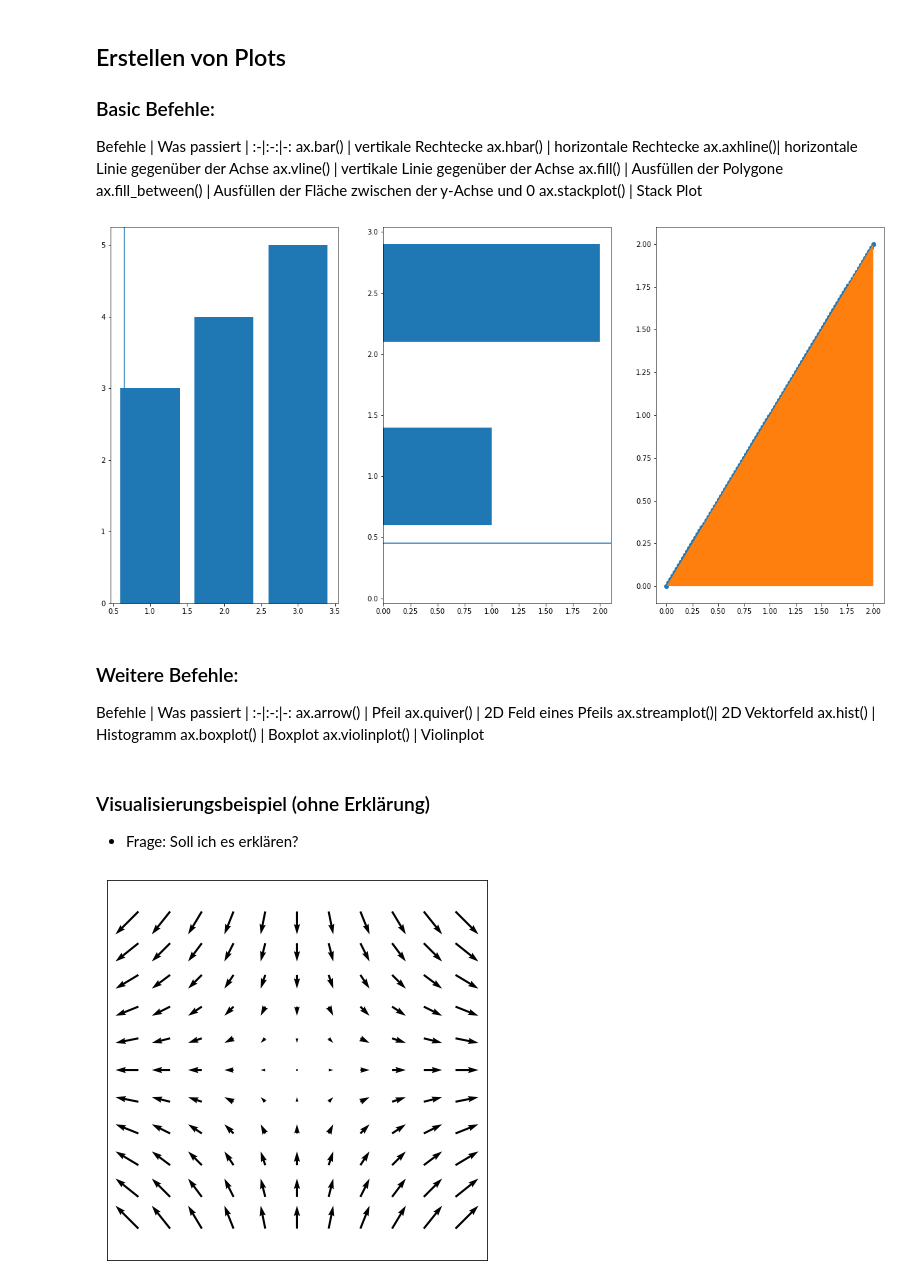
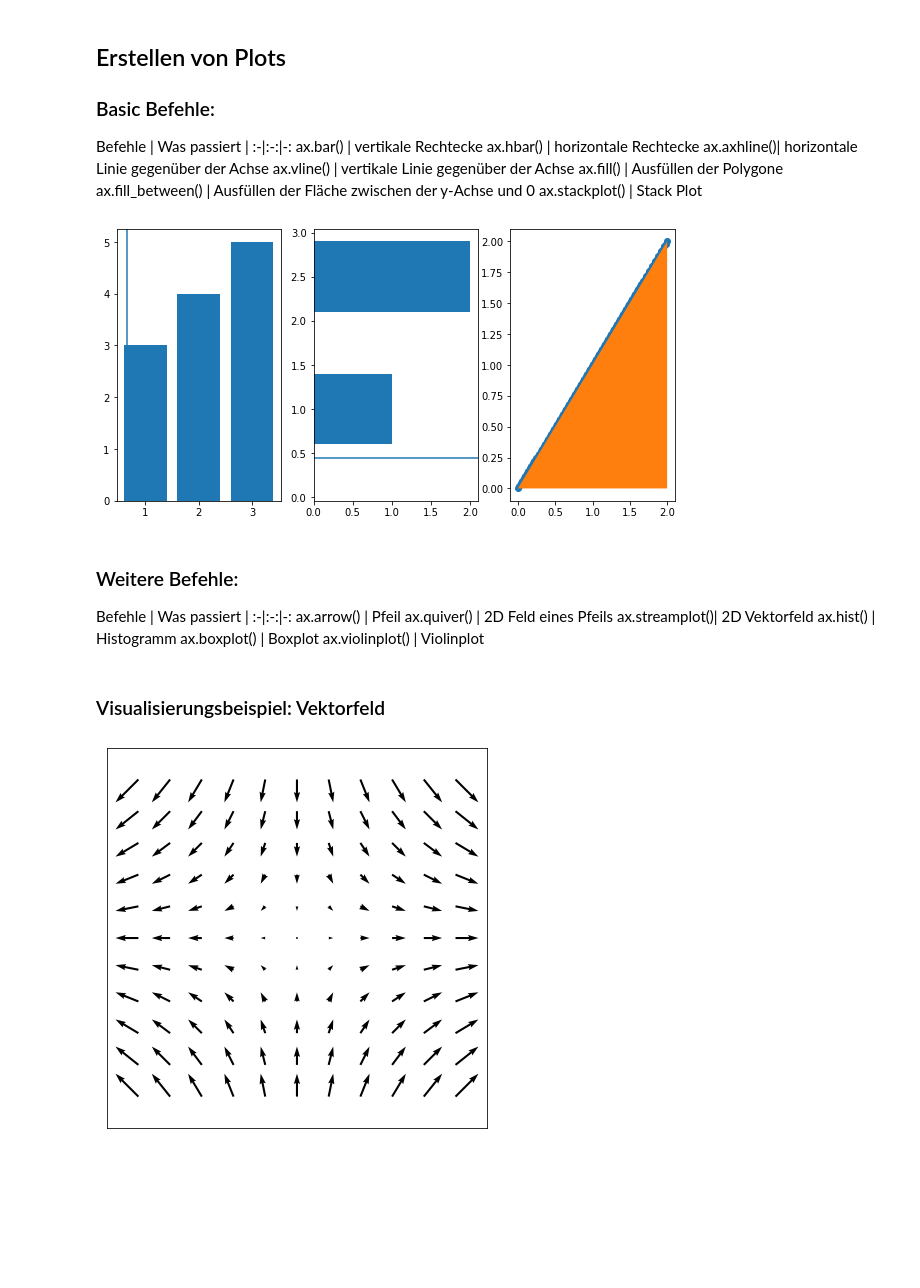
Before and after one commit to FelixRb96/Python_kurs_RTG, a Jupyter notebook: materialien/3_matplotlib.ipynb, the cells around one changed output. Saved outputs shown, nothing was run; the diff lists cells and outputs as text; code cells hidden in the pictures; blank space fills up the shorter version.

```diff
--- a/materialien/3_matplotlib.ipynb
+++ b/materialien/3_matplotlib.ipynb
@@ -180,24 +177,24 @@ ax.fill_between() | Ausfüllen der Fläche zwischen der y-Achse und 0
 ax.stackplot() | Stack Plot
 # %%
 # Initialize the plot
-fig = plt.figure(figsize=(20,10))
+fig = plt.figure(figsize=(10,5))
 ax1 = fig.add_subplot(131)
 ax2 = fig.add_subplot(132)
 ax3 = fig.add_subplot(133)
 
 
 # Plot the data
 ax1.bar([1,2,3],[3,4,5])
 ax2.barh([0.5,1,2.5],[0,1,2])
 ax2.axhline(0.45)
 ax1.axvline(0.65)
 ax3.scatter(x,x)
 ax3.fill_between(x,x)
 
 # Show the plot
 plt.show()
 # %% [output]
-[figure, old version]
+[figure, new version]
 # %% [markdown]
 ### Weitere Befehle:
 
@@ -209,10 +206,8 @@ ax.streamplot()| 2D Vektorfeld
 ax.hist()  | Histogramm
 ax.boxplot()   | Boxplot
 ax.violinplot() | Violinplot
-# %% [markdown]
-### Visualisierungsbeispiel (ohne Erklärung)
-
-* Frage: Soll ich es erklären?
+# %% [markdown]
+### Visualisierungsbeispiel: Vektorfeld
 # %%
 x = np.arange(-5,6,1)
 y = np.arange(-5,6,1)
```
Also changed, not shown: parts of 20 cells of this notebook, 3 other files.
